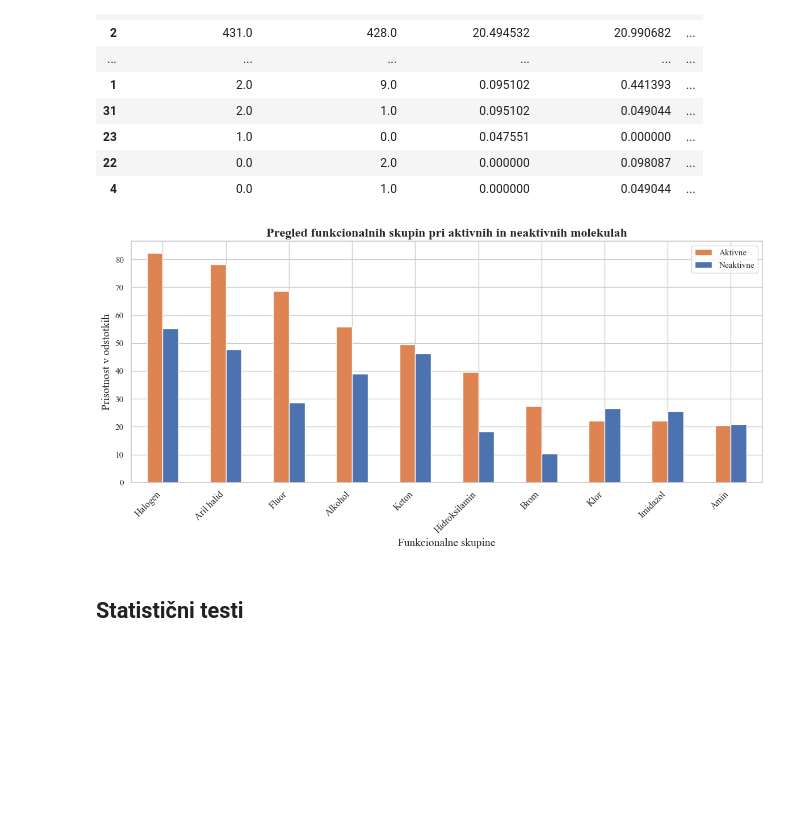
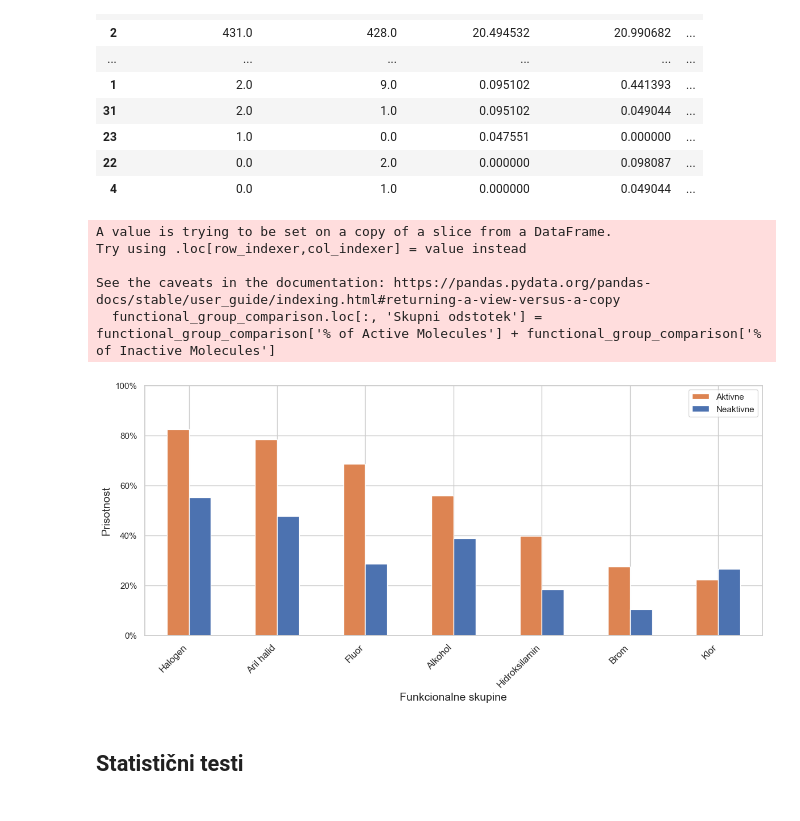
Before and after one commit to samo-n/ML-in-IDO1-drug-discovery, a Jupyter notebook: dir2/__1_3_analize_in_vizualizacije.ipynb, the cells around one changed output. Cells and saved outputs as stored; diff of their text form; code cells hidden in the pictures; blank space fills up the shorter version.

```diff
--- a/dir2/__1_3_analize_in_vizualizacije.ipynb
+++ b/dir2/__1_3_analize_in_vizualizacije.ipynb
@@ -753,22 +753,22 @@ import matplotlib.pyplot as plt
 import seaborn as sns
 import pandas as pd
 
-# Nastavimo pisavo na Times New Roman
-plt.rcParams['font.family'] = 'Times New Roman'
-
 # Predpostavimo, da je DataFrame 'functional_group_comparison' že naložen
 
-# Poskrbimo, da so stolpci s procenti številčni
-functional_group_comparison['% of Active Molecules'] = pd.to_numeric(functional_group_comparison['% of Active Molecules'], errors='coerce')
-functional_group_comparison['% of Inactive Molecules'] = pd.to_numeric(functional_group_comparison['% of Inactive Molecules'], errors='coerce')
+# Poskrbimo, da so stolpci s procenti številčni, s tem da uporabimo .loc
+functional_group_comparison.loc[:, '% of Active Molecules'] = pd.to_numeric(functional_group_comparison['% of Active Molecules'], errors='coerce')
+functional_group_comparison.loc[:, '% of Inactive Molecules'] = pd.to_numeric(functional_group_comparison['% of Inactive Molecules'], errors='coerce')
 
-# Odstranimo vrstice, kjer kateri koli odstotek ni številka (NaN)
+# Odstranimo vrstice, kjer kateri koli odstotek ni številka (NaN) s .loc
 functional_group_comparison.dropna(subset=['% of Active Molecules', '% of Inactive Molecules'], inplace=True)
 
-# Dodamo stolpec za skupni odstotek (vsota aktivnih in neaktivnih molekul)
-functional_group_comparison['Skupni odstotek'] = functional_group_comparison['% of Active Molecules'] + functional_group_comparison['% of Inactive Molecules']
+# Filtriramo podatke, da obdržimo samo vrstice, kjer je statistična razlika enaka 1
+functional_group_comparison = functional_group_comparison[functional_group_comparison['Statistical Diff'] == 1]
 
-# Filtriramo podatke, da obdržimo samo vrstice s skupnim odstotkom nad 20%
+# Dodamo stolpec za skupni odstotek (vsota aktivnih in neaktivnih molekul) z uporabo .loc
+functional_group_comparison.loc[:, 'Skupni odstotek'] = functional_group_comparison['% of Active Molecules'] + functional_group_comparison['% of Inactive Molecules']
+
+# Filtriramo podatke, da obdržimo samo vrstice s skupnim odstotkom nad 25%
 filtrirani_podatki = functional_group_comparison[functional_group_comparison['Skupni odstotek'] > 25]
 
 # Slovenski prevodi funkcionalnih skupin
@@ -787,39 +787,49 @@ prevodi_skupin = {
     "Sulfonamide": "Sulfonamid",
     "Urea": "Urea",
     "Ester": "Ester"
 }
 
 # Nadomestimo angleška imena funkcionalnih skupin s slovenskimi
 filtrirani_podatki.loc[:, 'Functional Group'] = filtrirani_podatki['Functional Group'].replace(prevodi_skupin)
 
 # Preverimo, če imamo kakšne podatke po filtriranju
 if not filtrirani_podatki.empty:
     # Pridobimo privzeto barvno paleto Seaborn
     palette = sns.color_palette()
 
     # Opomba:
     # Stolpci so urejeni kot:
     #   0: '% of Active Molecules'
     #   1: '% of Inactive Molecules'
     # Želimo, da:
     #   - Aktivne molekule dobijo drugo barvo (palette[1])
     #   - Neaktivne molekule dobijo prvo barvo (palette[0])
-    filtrirani_podatki[['% of Active Molecules', '% of Inactive Molecules']] \
+    ax = filtrirani_podatki[['% of Active Molecules', '% of Inactive Molecules']] \
         .set_index(filtrirani_podatki['Functional Group']) \
         .plot(kind='bar', figsize=(12,6), color=[palette[1], palette[0]])
 
     # Nastavimo naslov z večjim fontom in krepko pisavo
-    plt.title("Pregled funkcionalnih skupin pri aktivnih in neaktivnih molekulah", fontsize=16, fontweight='bold')
+    #plt.title("Pregled funkcionalnih skupin pri aktivnih in neaktivnih molekulah", fontsize=16, fontweight='bold')
     plt.xlabel("Funkcionalne skupine", fontsize=14)
-    plt.ylabel("Prisotnost v odstotkih", fontsize=14)
+
+    # Nastavimo y-aksis samo z "Prisotnost" in prikažemo številke kot odstotke
+    plt.ylabel("Prisotnost", fontsize=14)
+    ax.set_ylim(0, 100)  # Omejimo y-os na 0-100%
+    ax.yaxis.set_major_formatter(plt.FuncFormatter(lambda y, _: f'{y:.0f}%'))  # Formatiramo y-ose kot odstotke
+
     plt.legend(["Aktivne", "Neaktivne"])
-    plt.xticks(rotation=45, ha="right",fontsize=12)
+    plt.xticks(rotation=45, ha="right", fontsize=12)
     plt.tight_layout()
     plt.show()
 else:
-    print("Ni funkcionalnih skupin s skupnim odstotkom nad 20%.")
+    print("Ni funkcionalnih skupin s skupnim odstotkom nad 25% in statistično razliko 1.")
 # %% [output]
+A value is trying to be set on a copy of a slice from a DataFrame.
+Try using .loc[row_indexer,col_indexer] = value instead
+
+See the caveats in the documentation: https://pandas.pydata.org/pandas-docs/stable/user_guide/indexing.html#returning-a-view-versus-a-copy
+  functional_group_comparison.loc[:, 'Skupni odstotek'] = functional_group_comparison['% of Active Molecules'] + functional_group_comparison['% of Inactive Molecules']
-[figure, old version]
+[figure, new version]
 # %% [markdown]
 ##
 ## Statistični testi
```
Also changed, not shown: parts of 4 cells of this notebook.
